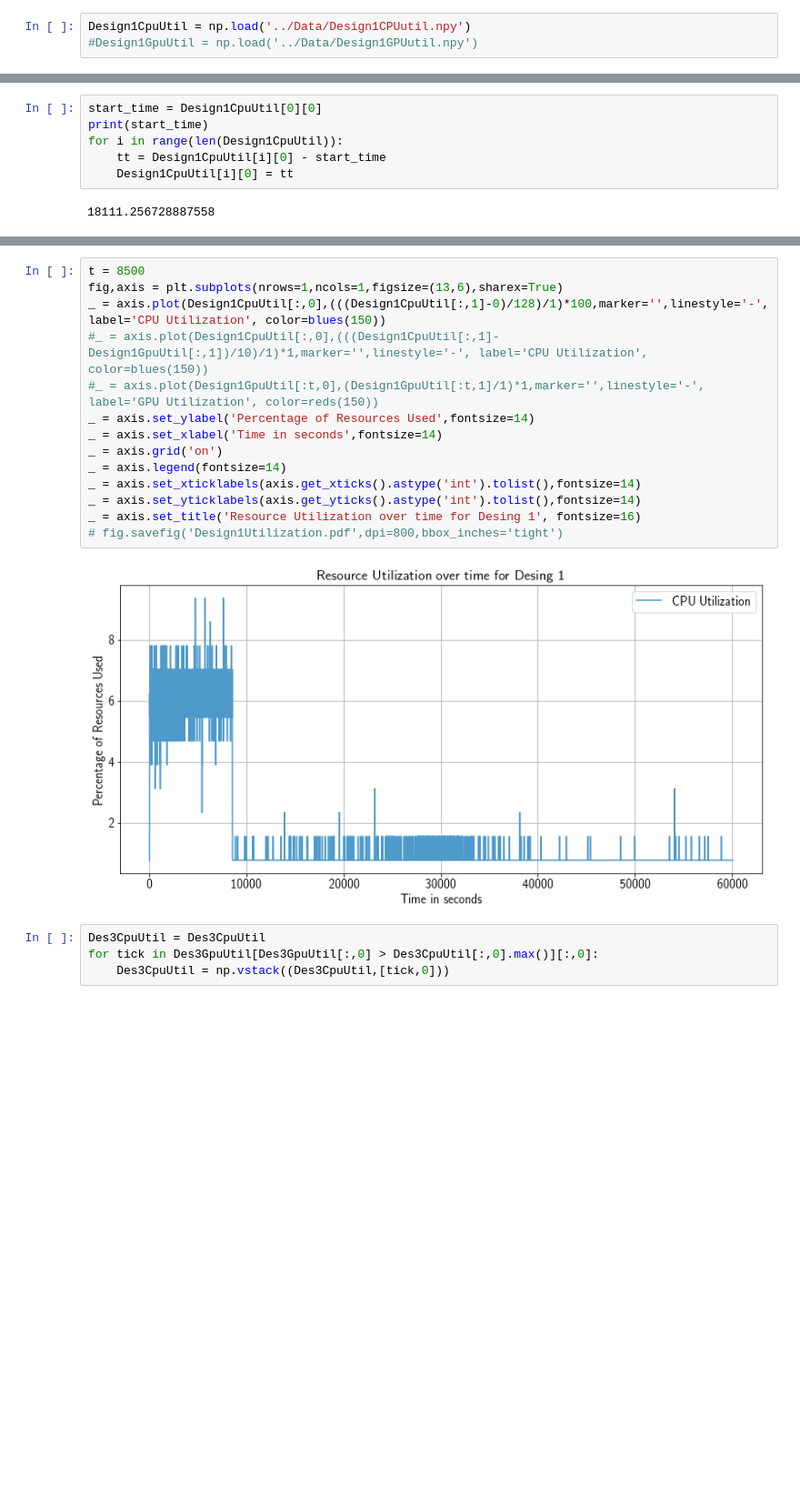
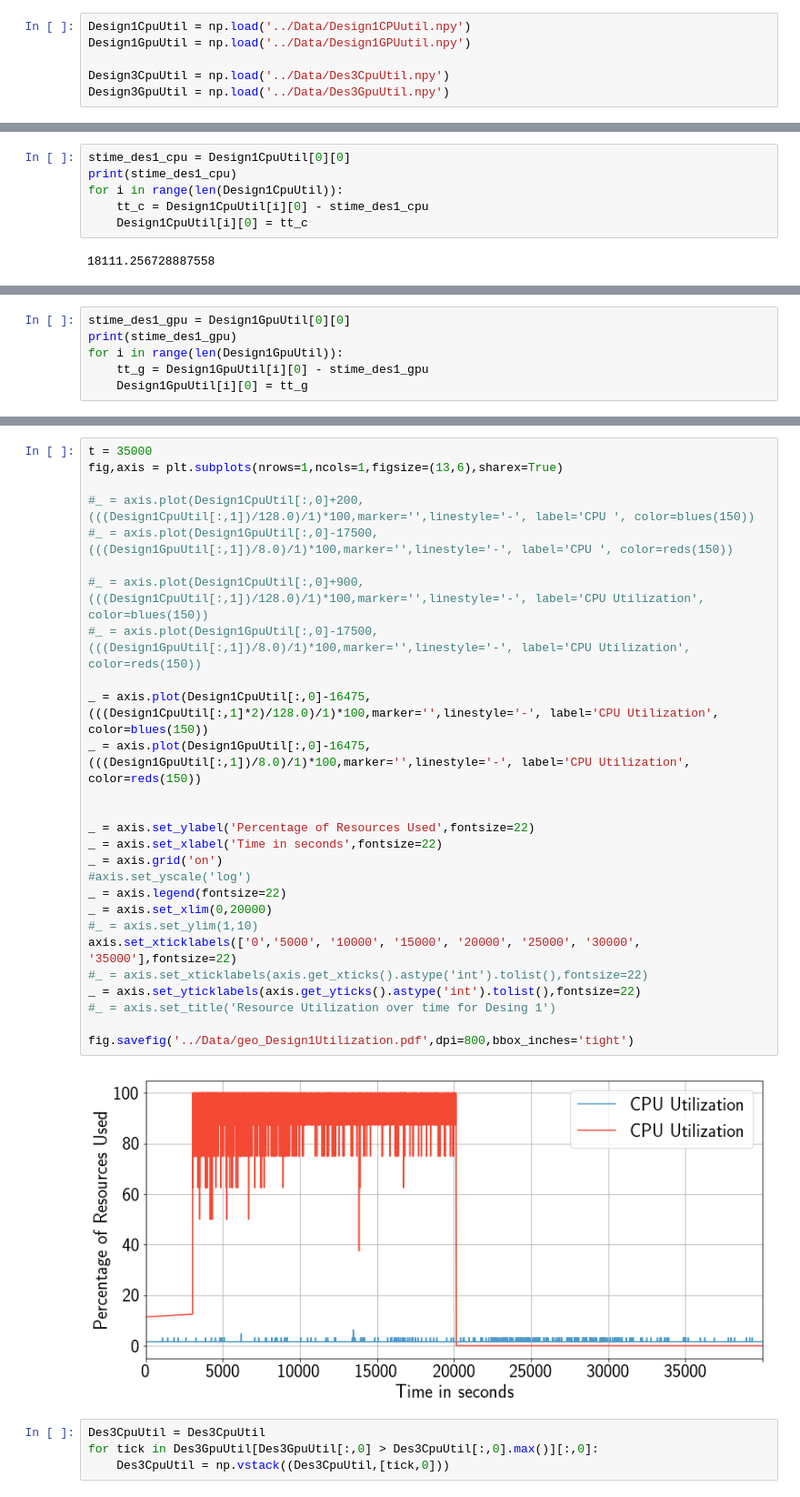
Before and after one commit to radical-experiments/iceberg_escience, a Jupyter notebook: Geolocation/Notebooks/Des1Des3ComparisonUtilization.ipynb, the cells around one changed output, grey strips where cells are left out. Shown at 91% size. Saved outputs shown, nothing was run; the diff lists cells and outputs as text; blank space fills up the shorter version.

Commit message:
addign timeline comparsion for all designs

```diff
--- a/Geolocation/Notebooks/Des1Des3ComparisonUtilization.ipynb
+++ b/Geolocation/Notebooks/Des1Des3ComparisonUtilization.ipynb
@@ -271,4 +299,7 @@ else :
     np.save('../Data/Design1GPUutil.npy', np_array)
 # %%
 Design1CpuUtil = np.load('../Data/Design1CPUutil.npy')
-#Design1GpuUtil = np.load('../Data/Design1GPUutil.npy')
+Design1GpuUtil = np.load('../Data/Design1GPUutil.npy')
+
+Design3CpuUtil = np.load('../Data/Des3CpuUtil.npy')
+Design3GpuUtil = np.load('../Data/Des3GpuUtil.npy')
@@ -301,8 +316,8 @@ array([[1.58171330e+09, 1.00000000e+00],
 # %%
-start_time = Design1CpuUtil[0][0]
-print(start_time)
+stime_des1_cpu = Design1CpuUtil[0][0]
+print(stime_des1_cpu)
 for i in range(len(Design1CpuUtil)):
-    tt = Design1CpuUtil[i][0] - start_time
-    Design1CpuUtil[i][0] = tt
+    tt_c = Design1CpuUtil[i][0] - stime_des1_cpu
+    Design1CpuUtil[i][0] = tt_c
 # %% [output]
 18111.256728887558
@@ -312,0 +324,6 @@ Design1CpuUtil.shape
+# %%
+stime_des1_gpu = Design1GpuUtil[0][0]
+print(stime_des1_gpu)
+for i in range(len(Design1GpuUtil)):
+    tt_g = Design1GpuUtil[i][0] - stime_des1_gpu
+    Design1GpuUtil[i][0] = tt_g
@@ -313,19 +332,32 @@ Design1CpuUtil.shape
 # %%
-t = 8500
+t = 35000
 fig,axis = plt.subplots(nrows=1,ncols=1,figsize=(13,6),sharex=True)
-_ = axis.plot(Design1CpuUtil[:,0],(((Design1CpuUtil[:,1]-0)/128)/1)*100,marker='',linestyle='-', label='CPU Utilization', color=blues(150))
-#_ = axis.plot(Design1CpuUtil[:,0],(((Design1CpuUtil[:,1]-Design1GpuUtil[:,1])/10)/1)*1,marker='',linestyle='-', label='CPU Utilization', color=blues(150))
-#_ = axis.plot(Design1GpuUtil[:t,0],(Design1GpuUtil[:t,1]/1)*1,marker='',linestyle='-', label='GPU Utilization', color=reds(150))
-_ = axis.set_ylabel('Percentage of Resources Used',fontsize=14)
-_ = axis.set_xlabel('Time in seconds',fontsize=14)
+
+#_ = axis.plot(Design1CpuUtil[:,0]+200,(((Design1CpuUtil[:,1])/128.0)/1)*100,marker='',linestyle='-', label='CPU ', color=blues(150))
+#_ = axis.plot(Design1GpuUtil[:,0]-17500,(((Design1GpuUtil[:,1])/8.0)/1)*100,marker='',linestyle='-', label='CPU ', color=reds(150))
+
+#_ = axis.plot(Design1CpuUtil[:,0]+900,(((Design1CpuUtil[:,1])/128.0)/1)*100,marker='',linestyle='-', label='CPU Utilization', color=blues(150))
+#_ = axis.plot(Design1GpuUtil[:,0]-17500,(((Design1GpuUtil[:,1])/8.0)/1)*100,marker='',linestyle='-', label='CPU Utilization', color=reds(150))
+
+_ = axis.plot(Design1CpuUtil[:,0]-16475,(((Design1CpuUtil[:,1]*2)/128.0)/1)*100,marker='',linestyle='-', label='CPU Utilization', color=blues(150))
+_ = axis.plot(Design1GpuUtil[:,0]-16475,(((Design1GpuUtil[:,1])/8.0)/1)*100,marker='',linestyle='-', label='CPU Utilization', color=reds(150))
+
+
+_ = axis.set_ylabel('Percentage of Resources Used',fontsize=22)
+_ = axis.set_xlabel('Time in seconds',fontsize=22)
 _ = axis.grid('on')
-_ = axis.legend(fontsize=14)
-_ = axis.set_xticklabels(axis.get_xticks().astype('int').tolist(),fontsize=14)
-_ = axis.set_yticklabels(axis.get_yticks().astype('int').tolist(),fontsize=14)
-_ = axis.set_title('Resource Utilization over time for Desing 1', fontsize=16)
-# fig.savefig('Design1Utilization.pdf',dpi=800,bbox_inches='tight')
+#axis.set_yscale('log')
+_ = axis.legend(fontsize=22)
+_ = axis.set_xlim(0,20000)
+#_ = axis.set_ylim(1,10)
+axis.set_xticklabels(['0','5000', '10000', '15000', '20000', '25000', '30000', '35000'],fontsize=22)
+#_ = axis.set_xticklabels(axis.get_xticks().astype('int').tolist(),fontsize=22)
+_ = axis.set_yticklabels(axis.get_yticks().astype('int').tolist(),fontsize=22)
+#_ = axis.set_title('Resource Utilization over time for Desing 1')
+
+fig.savefig('../Data/geo_Design1Utilization.pdf',dpi=800,bbox_inches='tight')
 # %% [output]
-[figure, old version]
+[figure, new version]
 # %%
 Des3CpuUtil = Des3CpuUtil
 for tick in Des3GpuUtil[Des3GpuUtil[:,0] > Des3CpuUtil[:,0].max()][:,0]:
```
Also changed, not shown: parts of 22 cells of this notebook, 9 other files.
